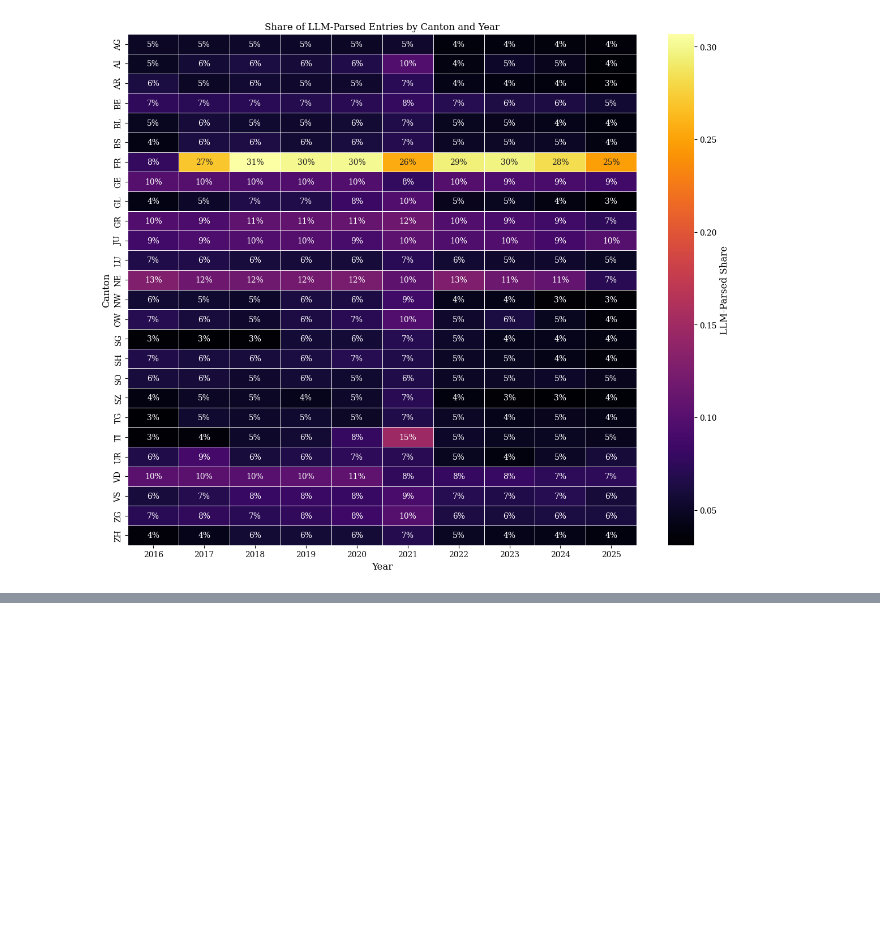
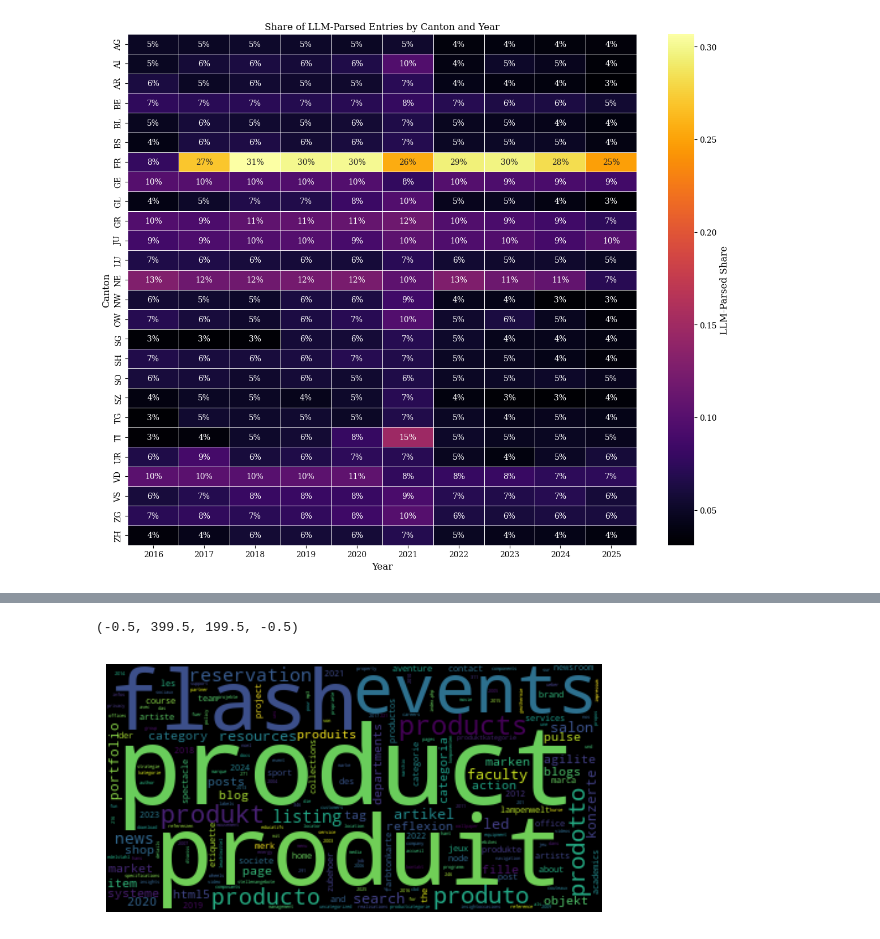
Before and after one commit to MaBlock7/company_success_prediction, a Jupyter notebook: notebooks/summary_statistics.ipynb, the cells around one changed output, grey strips where cells are left out. Saved outputs shown, nothing was run; the diff lists cells and outputs as text; code cells hidden in the pictures; blank space fills up the shorter version.

```diff
--- a/notebooks/summary_statistics.ipynb
+++ b/notebooks/summary_statistics.ipynb
@@ -173,0 +178,7 @@ plt.savefig('../reports/figures/summary_heatmap.png')
+# %%
+from urllib.parse import urlparse
+from unidecode import unidecode
+from ftlangdetect import detect
+
+with open(RAW_DATA_DIR / 'company_urls' / 'internal_urls.txt', 'r') as f:
+    urls = [url for url in f.readlines()]
@@ -173,0 +205,23 @@ plt.savefig('../reports/figures/summary_heatmap.png')
+# %%
+def normalize(text: str) -> str:
+    text = text.replace('ä', 'ae').replace('ö', 'oe').replace('ü', 'ue')
+    return unidecode(text.lower())
+
+def detect_language(text: str) -> str:
+    if 'ueber' in text:
+        return 'de'
+    return detect(text)['lang']
+
+paths = [urlparse(url).path.strip('/') for url in urls]
+
+level_1_paths = []
+for path in paths:
+    path_splits = path.split('/')
+    if len(path_splits) >= 1 and len(path_splits[0]) > 2:
+        level_1_paths.append(path_splits[0])
+    elif len(path_splits) > 1 and len(path_splits[0]) <= 2:
+        level_1_paths.append(path_splits[1])
+
+level_1_paths = [normalize(path) for path in level_1_paths for path in path.split('-') if len(path) > 2]
+
+# paths2lang = {path: detect_language(path) for path in paths}
@@ -173,0 +251,3 @@ plt.savefig('../reports/figures/summary_heatmap.png')
+# %%
+from collections import Counter
+frequencies = Counter(level_1_paths)
@@ -173,0 +274,8 @@ plt.savefig('../reports/figures/summary_heatmap.png')
+# %%
+wordcloud = WordCloud().generate_from_frequencies(dict(frequencies))
+# %%
+plt.imshow(wordcloud, interpolation='bilinear')
+plt.axis("off")
+# %% [output]
+(-0.5, 399.5, 199.5, -0.5)
+[figure, added]
```
Also changed, not shown: parts of 8 cells of this notebook, 7 other files.
